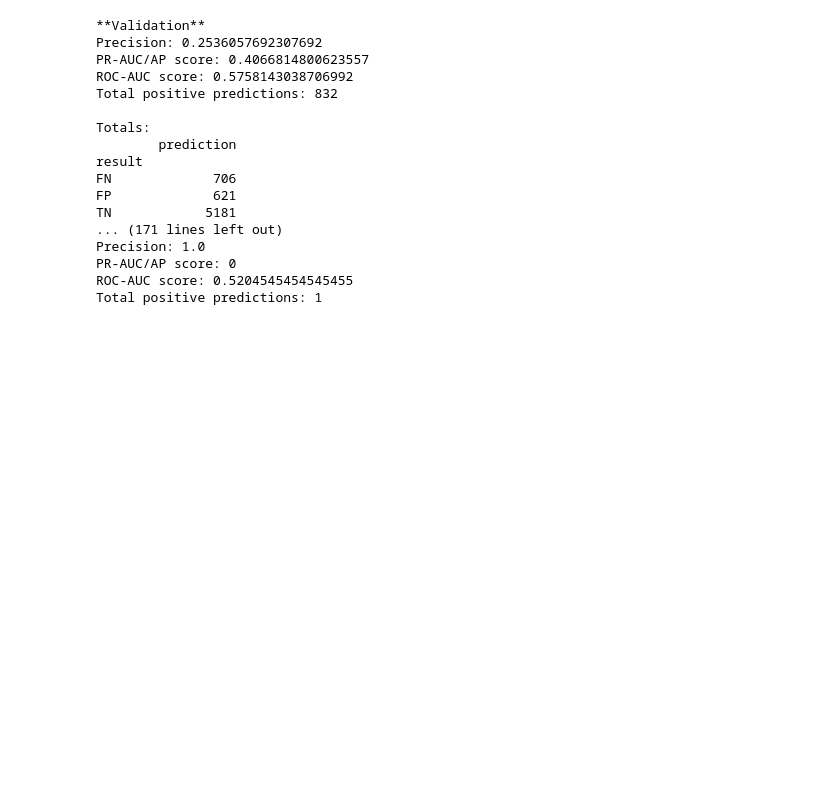
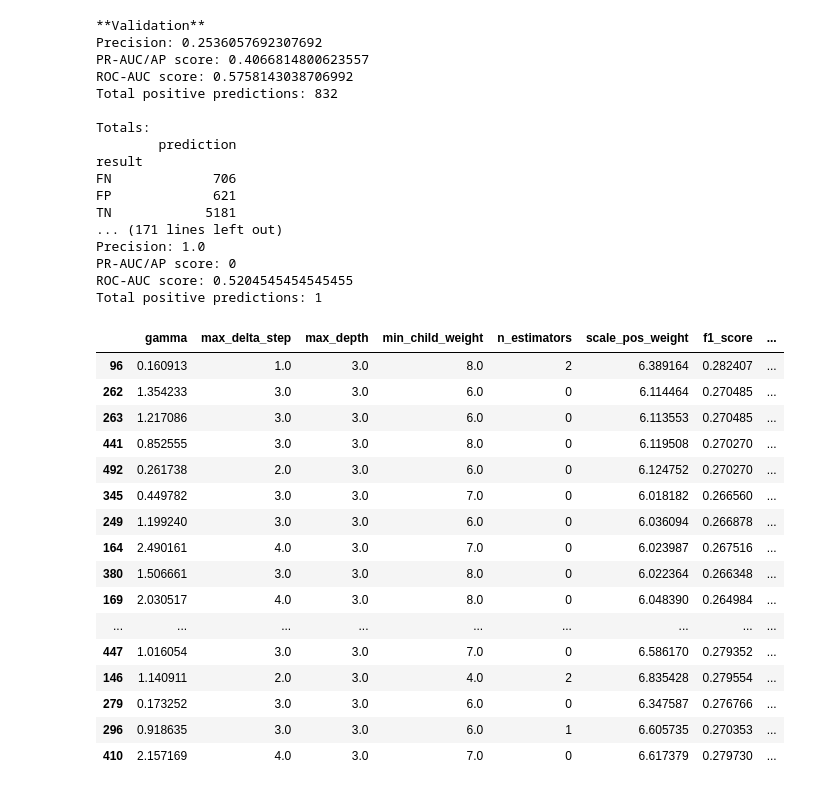
Before and after one commit to DomStan/stonk-rank, a Jupyter notebook: stonks_notebook.ipynb, the cells around one changed output. Saved outputs shown, nothing was run; the diff lists cells and outputs as text; code cells hidden in the pictures; blank space fills up the shorter version.

```diff
--- a/stonks_notebook.ipynb
+++ b/stonks_notebook.ipynb
@@ -503,6 +538,24 @@ print(clf.feature_names_in_)
 # %%
 print(clf.feature_importances_)
 # %%
-df_trials = pd.read_csv('data/final-check#1.csv')
+df_trials = pd.read_csv('data/last-residual-cutoff-check-2.5.csv')
 df_trials.sort_values('ap', ascending=False).head(50)
+# %% [output]
+|  | gamma | max_delta_step | max_depth | min_child_weight | n_estimators | scale_pos_weight | f1_score | ... |
+| 96 | 0.160913 | 1.0 | 3.0 | 8.0 | 2 | 6.389164 | 0.282407 | ... |
+| 262 | 1.354233 | 3.0 | 3.0 | 6.0 | 0 | 6.114464 | 0.270485 | ... |
+| 263 | 1.217086 | 3.0 | 3.0 | 6.0 | 0 | 6.113553 | 0.270485 | ... |
+| 441 | 0.852555 | 3.0 | 3.0 | 8.0 | 0 | 6.119508 | 0.270270 | ... |
+| 492 | 0.261738 | 2.0 | 3.0 | 6.0 | 0 | 6.124752 | 0.270270 | ... |
+| 345 | 0.449782 | 3.0 | 3.0 | 7.0 | 0 | 6.018182 | 0.266560 | ... |
+| 249 | 1.199240 | 3.0 | 3.0 | 6.0 | 0 | 6.036094 | 0.266878 | ... |
+| 164 | 2.490161 | 4.0 | 3.0 | 7.0 | 0 | 6.023987 | 0.267516 | ... |
+| 380 | 1.506661 | 3.0 | 3.0 | 8.0 | 0 | 6.022364 | 0.266348 | ... |
+| 169 | 2.030517 | 4.0 | 3.0 | 8.0 | 0 | 6.048390 | 0.264984 | ... |
+| ... | ... | ... | ... | ... | ... | ... | ... | ... |
+| 447 | 1.016054 | 3.0 | 3.0 | 7.0 | 0 | 6.586170 | 0.279352 | ... |
+| 146 | 1.140911 | 2.0 | 3.0 | 4.0 | 2 | 6.835428 | 0.279554 | ... |
+| 279 | 0.173252 | 3.0 | 3.0 | 6.0 | 0 | 6.347587 | 0.276766 | ... |
+| 296 | 0.918635 | 3.0 | 3.0 | 6.0 | 1 | 6.605735 | 0.270353 | ... |
+| 410 | 2.157169 | 4.0 | 3.0 | 7.0 | 0 | 6.617379 | 0.279730 | ... |
 # %%
```
Also changed, not shown: parts of 11 cells of this notebook, 3 other files.
